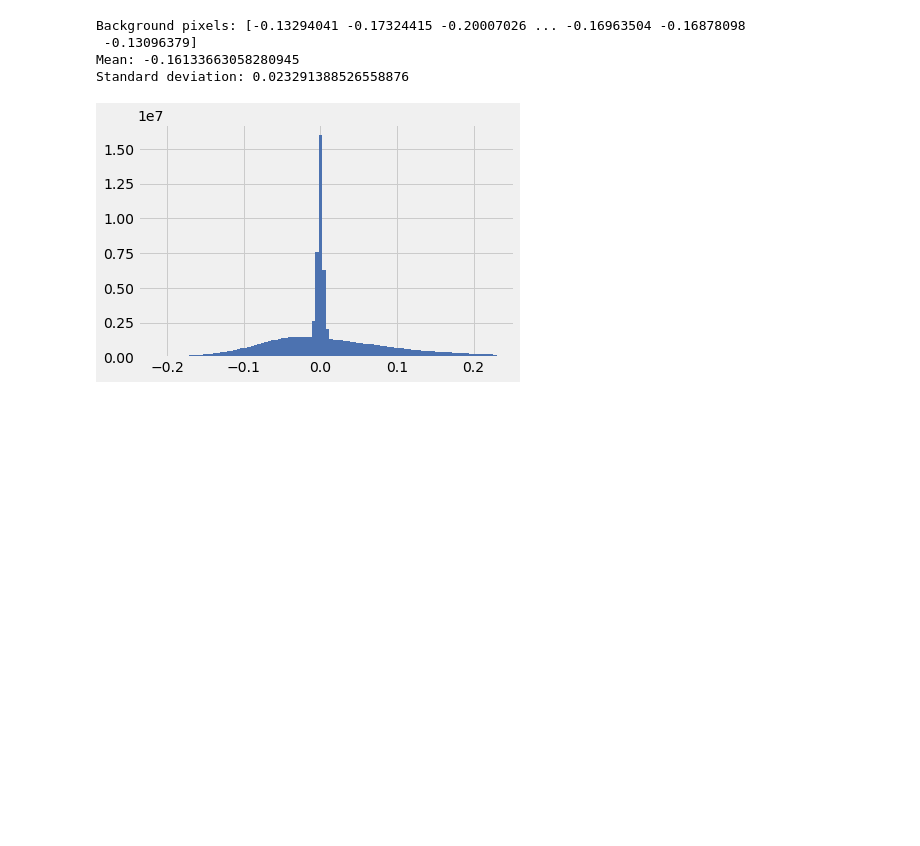
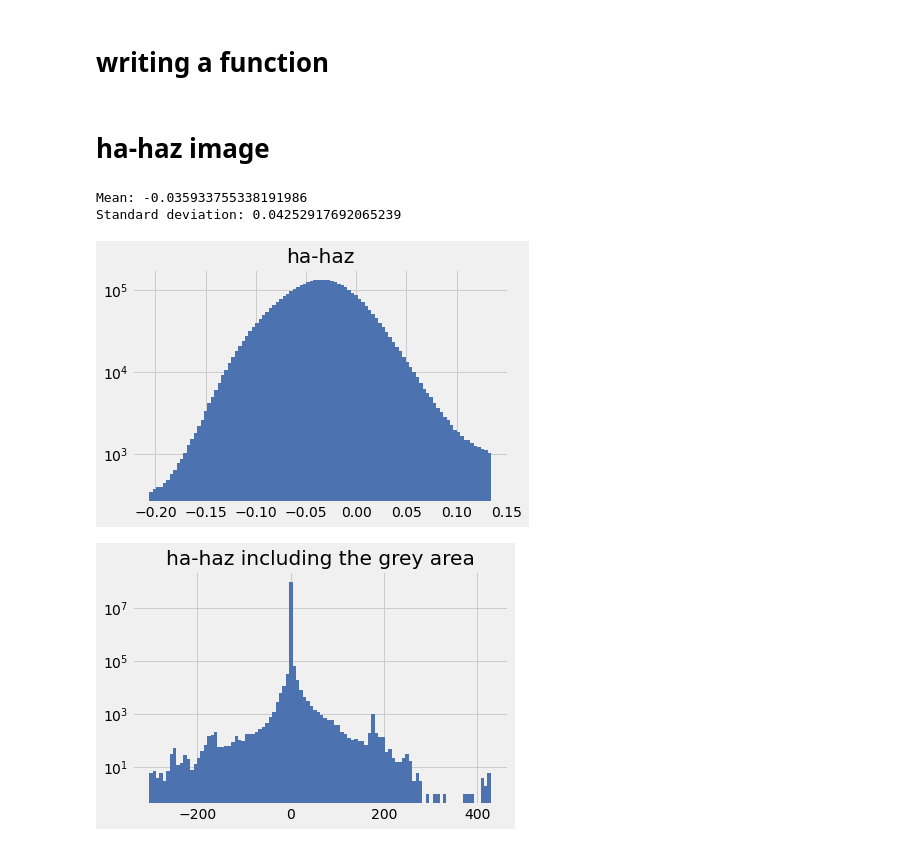
Before and after one commit to F7East/capstone-notes, a Jupyter notebook: GPT.ipynb, the cells around one changed output. Drawn from its saved outputs; the diff is of its cells as text; code cells hidden in the pictures; blank space fills up the shorter version.

Commit message:
Graphs updated
Made the graphs look pretty, added a function, removed the grey area

```diff
--- a/GPT.ipynb
+++ b/GPT.ipynb
@@ -7,3 +9,5 @@ import numpy as np
 %matplotlib inline
 plt.show()
 plt.style.use(['fivethirtyeight','seaborn-deep'])
+# %% [markdown]
+# writing a function
@@ -10,31 +43,36 @@ plt.style.use(['fivethirtyeight','seaborn-deep'])
+# %%
+def hist(data, title):
+    # Identify the background pixels and their mean and standard deviation
+#     background_pixels = data[data < np.percentile(data, 3)].flatten()
+#     mean = np.mean(background_pixels)
+#     std = np.std(background_pixels)
+    mean = np.mean(data[0])
+    std = np.std(data[0])
+    # Print the result
+#     print(f'Background pixels: {background_pixels}')
+    print(f'Mean: {mean}')
+    print(f'Standard deviation: {std}')
+
+    # Create a histogram of pixel brightness values
+    plt.hist(data[0].flatten(), bins=100)
+    plt.yscale('log')
+    plt.title(title)
+    plt.show()
+
+    plt.hist(data[1].flatten(), bins=100)
+    plt.yscale('log')
+    plt.title(title + ' including the grey area')
+    plt.show()
+# %% [markdown]
+# ha-haz image
 # %%
 # Read the FITS image file
 path = '/Users/tengizibrayev/Desktop/capstone/theli-reduc-2022/subtraction/crisitna-aligned/'
 file = 'ha-haz.fits'
-# Read the FITS image file
-hdulist = fits.open(path + file)
-data = hdulist[0].data.flatten()
-# Perform a 3-sigma clipping of the pixel values
-clipped_data = sigmaclip(data, 3, 3)[0]
-data = clipped_data
+data = read(path+file)
+hist(data,'ha-haz')
+# %% [output]
+Mean: -0.035933755338191986
+Standard deviation: 0.04252917692065239
+[figure, added]
+[figure, added]
-# %%
-# Identify the background pixels and their mean and standard deviation
-background_pixels = data[data < np.percentile(data, 3)]
-mean = np.mean(background_pixels)
-std = np.std(background_pixels)
-
-# Print the result
-print(f'Background pixels: {background_pixels}')
-print(f'Mean: {mean}')
-print(f'Standard deviation: {std}')
-# %% [output]
-Background pixels: [-0.13294041 -0.17324415 -0.20007026 ... -0.16963504 -0.16878098
- -0.13096379]
-Mean: -0.16133663058280945
-Standard deviation: 0.023291388526558876
-# %%
-# Create a histogram of pixel brightness values
-plt.hist(data.flatten(), bins=100)
-plt.show()
-# %% [output]
-[figure, removed]
```
Also changed, not shown: parts of 8 cells of this notebook.
